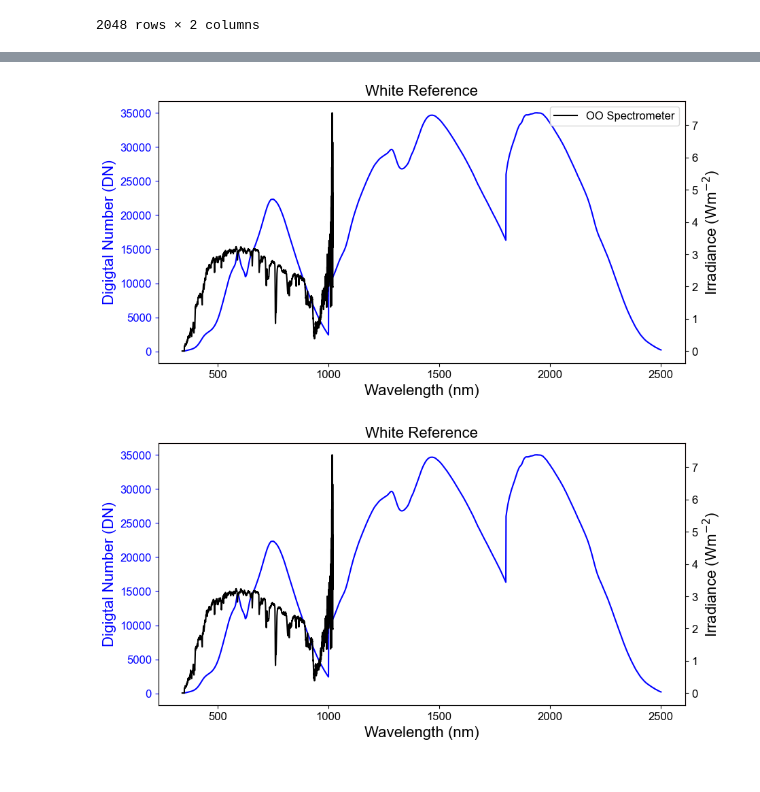
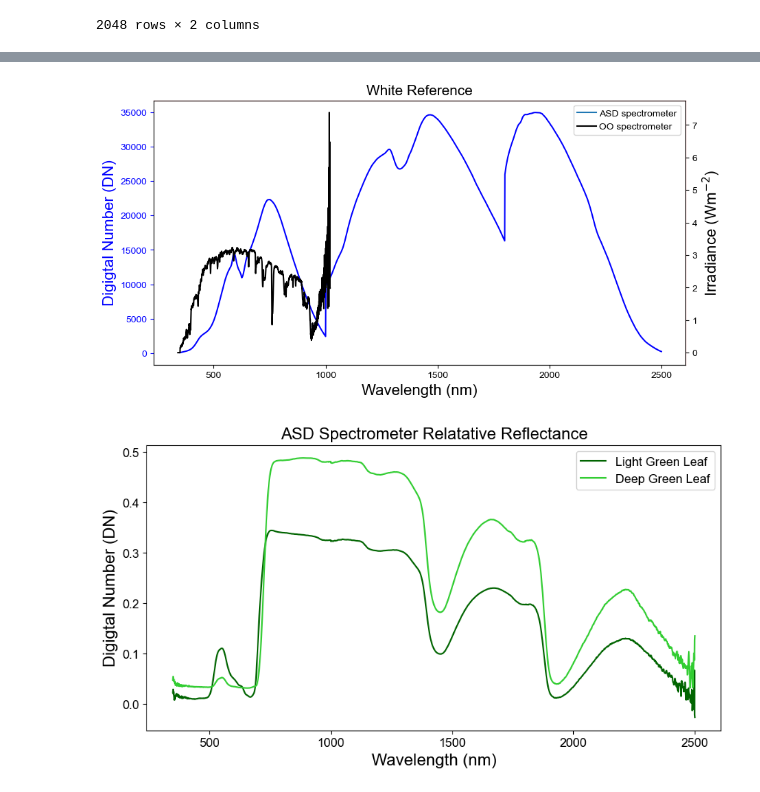
Before and after one commit to AyomiT1st/python, a Jupyter notebook: git.ipynb, the cells around one changed output, grey strips where cells are left out. Saved outputs shown, nothing was run; the diff lists cells and outputs as text; code cells hidden in the pictures.

```diff
--- a/git.ipynb
+++ b/git.ipynb
@@ -82,10 +83,10 @@ df2
 2048 rows × 2 columns
 # %%
 # Specify the CSV file path
-csv_file_path = 'C:/Users/taiwoajayi/Documents/Lab4/Data/Leaf_LightGreen_DigitalNumber_ASD.txt'
+csv_file_path2 = 'C:/Users/taiwoajayi/Documents/Lab4/Data/Leaf_LightGreen_DigitalNumber_ASD.txt'
 
 # Read the CSV file into a pandas DataFrame
-df3 = pd.read_csv(csv_file_path, sep = '\s+')
+df3 = pd.read_csv(csv_file_path2, sep = '\s+')
 # Set column names
 #df2.columns = ['Wavelength', 'Irradiance']
 # Display the DataFrame
@@ -106,10 +107,10 @@ df3
 2151 rows × 2 columns
 # %%
 # Specify the CSV file path
-csv_file_path = 'C:/Users/taiwoajayi/Documents/Lab4/Data/Leaf_DeepGreen_DigitalNumber_ASD.txt'
+csv_file_path3 = 'C:/Users/taiwoajayi/Documents/Lab4/Data/Leaf_DeepGreen_DigitalNumber_ASD.txt'
 
 # Read the CSV file into a pandas DataFrame
-df4 = pd.read_csv(csv_file_path, sep = '\s+')
+df4 = pd.read_csv(csv_file_path3, sep = '\s+')
 # Set column names
 #df2.columns = ['Wavelength', 'Irradiance']
 # Display the DataFrame
@@ -190,36 +244,47 @@ ax1.plot(df2['Wavelength'], df2['Irradiance'], label = 'OO Spectrometer', color=
 ax.set_xlabel('Wavelength (nm)', fontsize=16)
 ax.set_ylabel('Digigtal Number (DN)', fontsize=16, color = 'b')
 ax1.set_ylabel('Irradiance (Wm$^{-2}$)', fontsize = 16, color='k')
-plt.title('White Reference', fontsize=16)
+#plt.title('White Reference', fontsize=16)
 ax.spines['right'].set_color('r')
 ax.spines['top'].set_color('r')
+# Create a single legend for the 2 axes
+asd = Line2D([], [], color='C0', markersize=8)
+oo = Line2D([], [], color='k', markersize=8)
+ax1.legend([asd,oo],['ASD spectrometer','OO spectrometer'],markerscale=1,
+           handletextpad=0.3,loc='upper right',fontsize=fs)
+
+ax.set_title('White Reference', size=fs+5)
+for item in (ax.get_xticklabels() + ax.get_yticklabels() + ax1.get_yticklabels()):
+        item.set_fontsize(fs)
 ax.tick_params(axis='y',colors='b')
 ax1.tick_params(axis='y',colors='k')
-plt.legend()
+#plt.legend()
 #plt.grid(False, which='major',linestyle='--')
 plt.show()
 # %% [output]
-[figure, old version]
+[figure, new version]
+# %%
+d = df3['REM49059000003.asd']/df['REM49059000001.asd']
+d1 = df4['REM49059000002.asd']/df['REM49059000001.asd']
+d2 = df5['Irradiance']/df2['Irradiance']
+d3 = df6['Irradiance']/df2['Irradiance']
 # %%
 mpl.rcParams['font.family']='Arial'
 mpl.rcParams['font.size']= 12
 
 
 
 # Plot the annual zonal mean with latitude on the x-axis
 fig, ax = plt.subplots(figsize=(10, 5))
-ax.plot(df['Wavelength'], df['REM49059000001.asd'],color='blue')
-ax1 = ax.twinx()
-ax1.plot(df2['Wavelength'], df2['Irradiance'],color='k')
+ax.plot(df3['Wavelength'], d, label = 'Light Green Leaf', color='darkgreen')
+ax.plot(df4['Wavelength'], d1, label = 'Deep Green Leaf', color='limegreen')
 ax.set_xlabel('Wavelength (nm)', fontsize=16)
-ax.set_ylabel('Digigtal Number (DN)', fontsize=16, color = 'b')
-ax1.set_ylabel('Irradiance (Wm$^{-2}$)', fontsize = 16, color='k')
-plt.title('White Reference', fontsize=16)
-ax.spines['right'].set_color('r')
-ax.spines['top'].set_color('r')
-ax.tick_params(axis='y',colors='b')
+ax.set_ylabel('Digigtal Number (DN)', fontsize=16, color = 'k')
+plt.title('ASD Spectrometer Relatative Reflectance', fontsize=16)
+ax.tick_params(axis='y',colors='k')
 ax1.tick_params(axis='y',colors='k')
+plt.legend()
 #plt.grid(False, which='major',linestyle='--')
 plt.show()
 # %% [output]
-[figure, old version]
+[figure, new version]
```
Also changed, not shown: parts of 11 cells of this notebook.
